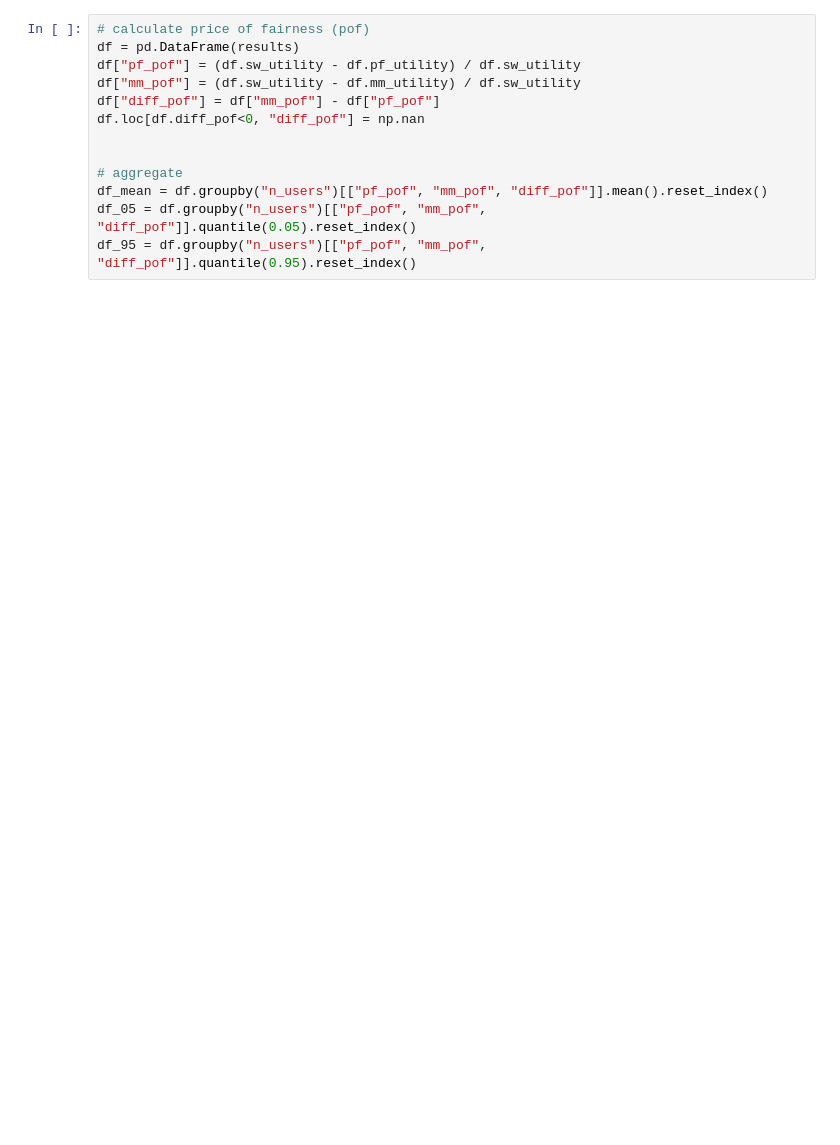
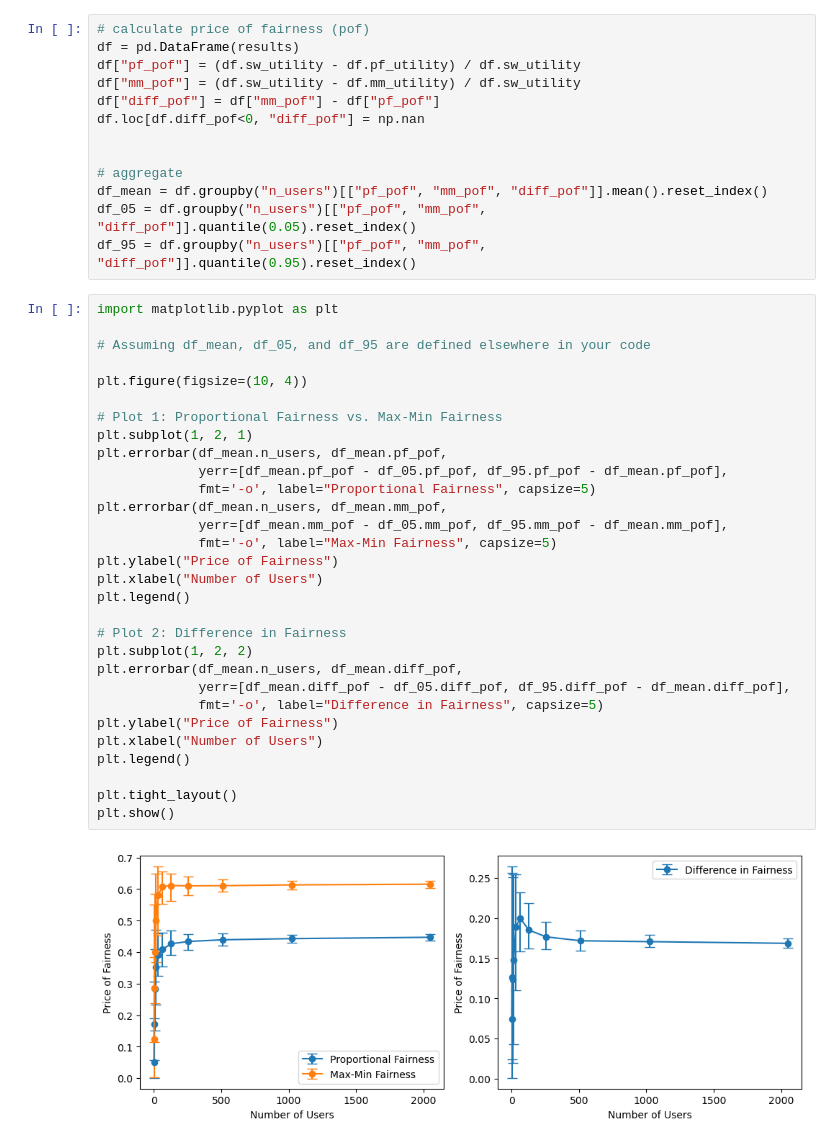
Before and after one commit to lijiayi9712/fair_resource_allocation, a Jupyter notebook: Scaling Simulations - v0.2.2-parallel.ipynb, the cells around one changed output. Cells and saved outputs as stored; diff of their text form; blank space fills up the shorter version.

```diff
--- a/Scaling Simulations - v0.2.2-parallel.ipynb
+++ b/Scaling Simulations - v0.2.2-parallel.ipynb
@@ -87,6 +87,38 @@ df.loc[df.diff_pof<0, "diff_pof"] = np.nan
 df_mean = df.groupby("n_users")[["pf_pof", "mm_pof", "diff_pof"]].mean().reset_index()
 df_05 = df.groupby("n_users")[["pf_pof", "mm_pof", "diff_pof"]].quantile(0.05).reset_index()
 df_95 = df.groupby("n_users")[["pf_pof", "mm_pof", "diff_pof"]].quantile(0.95).reset_index()
+# %%
+import matplotlib.pyplot as plt
+
+# Assuming df_mean, df_05, and df_95 are defined elsewhere in your code
+
+plt.figure(figsize=(10, 4))
+
+# Plot 1: Proportional Fairness vs. Max-Min Fairness
+plt.subplot(1, 2, 1)
+plt.errorbar(df_mean.n_users, df_mean.pf_pof,
+             yerr=[df_mean.pf_pof - df_05.pf_pof, df_95.pf_pof - df_mean.pf_pof],
+             fmt='-o', label="Proportional Fairness", capsize=5)
+plt.errorbar(df_mean.n_users, df_mean.mm_pof,
+             yerr=[df_mean.mm_pof - df_05.mm_pof, df_95.mm_pof - df_mean.mm_pof],
+             fmt='-o', label="Max-Min Fairness", capsize=5)
+plt.ylabel("Price of Fairness")
+plt.xlabel("Number of Users")
+plt.legend()
+
+# Plot 2: Difference in Fairness
+plt.subplot(1, 2, 2)
+plt.errorbar(df_mean.n_users, df_mean.diff_pof,
+             yerr=[df_mean.diff_pof - df_05.diff_pof, df_95.diff_pof - df_mean.diff_pof],
+             fmt='-o', label="Difference in Fairness", capsize=5)
+plt.ylabel("Price of Fairness")
+plt.xlabel("Number of Users")
+plt.legend()
+
+plt.tight_layout()
+plt.show()
+# %% [output]
+[figure, added]
 # %%
 plt.figure(figsize=(10, 4))
 
```
Also changed, not shown: parts of 4 cells of this notebook.
